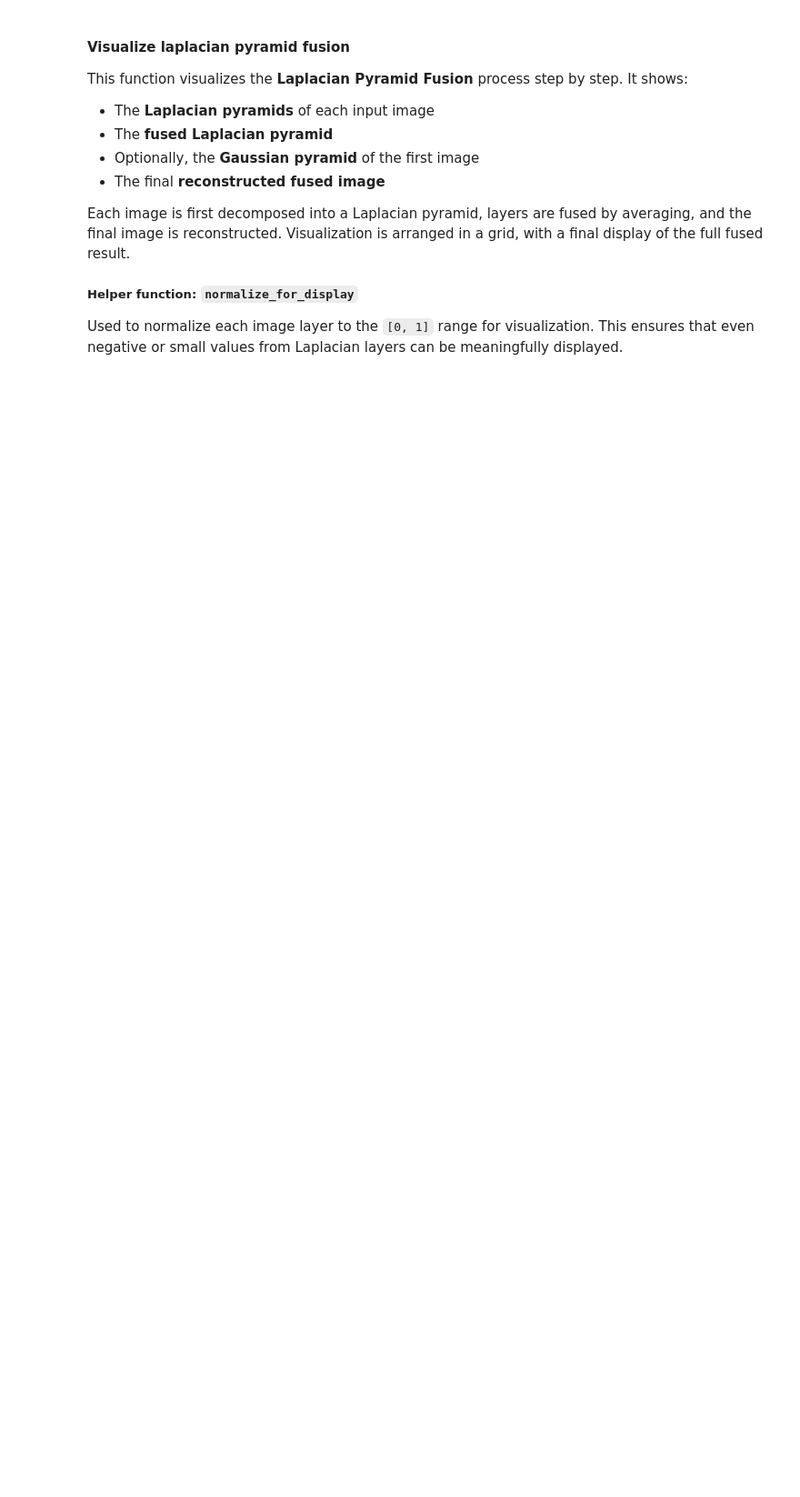
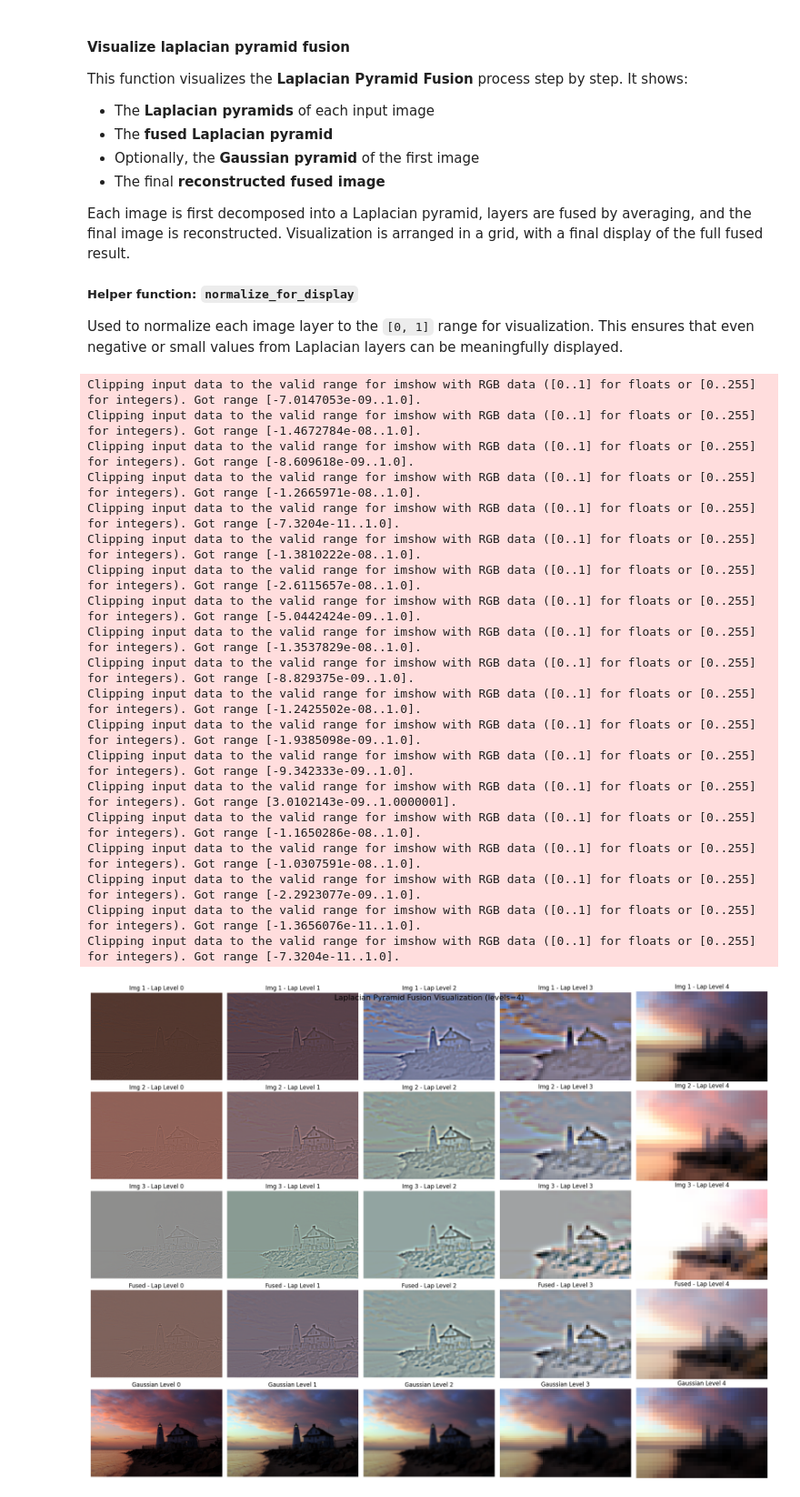
Before and after one commit to Manuxxxxx/Signal_Project, a Jupyter notebook: main.ipynb, the cells around one changed output. Shown at 91% size. Drawn from its saved outputs; the diff is of its cells as text; code cells hidden in the pictures; blank space fills up the shorter version.

```diff
--- a/main.ipynb
+++ b/main.ipynb
@@ -693,42 +705,56 @@ def visualize_laplacian_pyramid_fusion(images, levels=4, show_gaussian=True):
     for i, lp in enumerate(laplacian_pyramids):
         for l in range(pyramid_cols):
             layer_vis = normalize_for_display(lp[l])
-            if is_color:
-                layer_vis = cv2.cvtColor(layer_vis, cv2.COLOR_BGR2RGB)
             axes[i, l].imshow(layer_vis)
             axes[i, l].set_title(f"Img {i+1} - Lap Level {l}")
             axes[i, l].axis('off')
 
     # --- Fused Laplacian pyramid layers ---
     for l in range(pyramid_cols):
         layer_vis = normalize_for_display(fused_pyramid[l])
-        if is_color:
-            layer_vis = cv2.cvtColor(layer_vis, cv2.COLOR_BGR2RGB)
         axes[rows, l].imshow(layer_vis)
         axes[rows, l].set_title(f"Fused - Lap Level {l}")
         axes[rows, l].axis('off')
 
     # --- Optional: show Gaussian pyramid of first image ---
     if show_gaussian:
         gp0 = gaussian_pyramids[0]
         for l in range(pyramid_cols):
             g_layer = normalize_for_display(gp0[l])
-            if is_color:
-                g_layer = cv2.cvtColor(g_layer, cv2.COLOR_BGR2RGB)
             axes[rows + 1, l].imshow(g_layer)
             axes[rows + 1, l].set_title(f"Gaussian Level {l}")
             axes[rows + 1, l].axis('off')
 
     # --- Show final fused image in a separate figure ---
     plt.tight_layout()
     plt.show()
 
     # Final fused output
     plt.figure(figsize=(5, 5))
-    fused_vis = cv2.cvtColor(fused, cv2.COLOR_BGR2RGB) if is_color else fused
-    plt.imshow(fused_vis)
+    plt.imshow(fused)
     plt.title("Final Fused Image (Reconstructed)")
     plt.axis('off')
     plt.show()
 
 visualize_laplacian_pyramid_fusion(images, levels=4, show_gaussian=True)
+# %% [output]
+Clipping input data to the valid range for imshow with RGB data ([0..1] for floats or [0..255] for integers). Got range [-7.0147053e-09..1.0].
+Clipping input data to the valid range for imshow with RGB data ([0..1] for floats or [0..255] for integers). Got range [-1.4672784e-08..1.0].
+Clipping input data to the valid range for imshow with RGB data ([0..1] for floats or [0..255] for integers). Got range [-8.609618e-09..1.0].
+Clipping input data to the valid range for imshow with RGB data ([0..1] for floats or [0..255] for integers). Got range [-1.2665971e-08..1.0].
+Clipping input data to the valid range for imshow with RGB data ([0..1] for floats or [0..255] for integers). Got range [-7.3204e-11..1.0].
+Clipping input data to the valid range for imshow with RGB data ([0..1] for floats or [0..255] for integers). Got range [-1.3810222e-08..1.0].
+Clipping input data to the valid range for imshow with RGB data ([0..1] for floats or [0..255] for integers). Got range [-2.6115657e-08..1.0].
+Clipping input data to the valid range for imshow with RGB data ([0..1] for floats or [0..255] for integers). Got range [-5.0442424e-09..1.0].
+Clipping input data to the valid range for imshow with RGB data ([0..1] for floats or [0..255] for integers). Got range [-1.3537829e-08..1.0].
+Clipping input data to the valid range for imshow with RGB data ([0..1] for floats or [0..255] for integers). Got range [-8.829375e-09..1.0].
+Clipping input data to the valid range for imshow with RGB data ([0..1] for floats or [0..255] for integers). Got range [-1.2425502e-08..1.0].
+Clipping input data to the valid range for imshow with RGB data ([0..1] for floats or [0..255] for integers). Got range [-1.9385098e-09..1.0].
+Clipping input data to the valid range for imshow with RGB data ([0..1] for floats or [0..255] for integers). Got range [-9.342333e-09..1.0].
+Clipping input data to the valid range for imshow with RGB data ([0..1] for floats or [0..255] for integers). Got range [3.0102143e-09..1.0000001].
+Clipping input data to the valid range for imshow with RGB data ([0..1] for floats or [0..255] for integers). Got range [-1.1650286e-08..1.0].
+Clipping input data to the valid range for imshow with RGB data ([0..1] for floats or [0..255] for integers). Got range [-1.0307591e-08..1.0].
+Clipping input data to the valid range for imshow with RGB data ([0..1] for floats or [0..255] for integers). Got range [-2.2923077e-09..1.0].
+Clipping input data to the valid range for imshow with RGB data ([0..1] for floats or [0..255] for integers). Got range [-1.3656076e-11..1.0].
+Clipping input data to the valid range for imshow with RGB data ([0..1] for floats or [0..255] for integers). Got range [-7.3204e-11..1.0].
+[figure, added]
```
Also changed, not shown: parts of 6 cells of this notebook.
